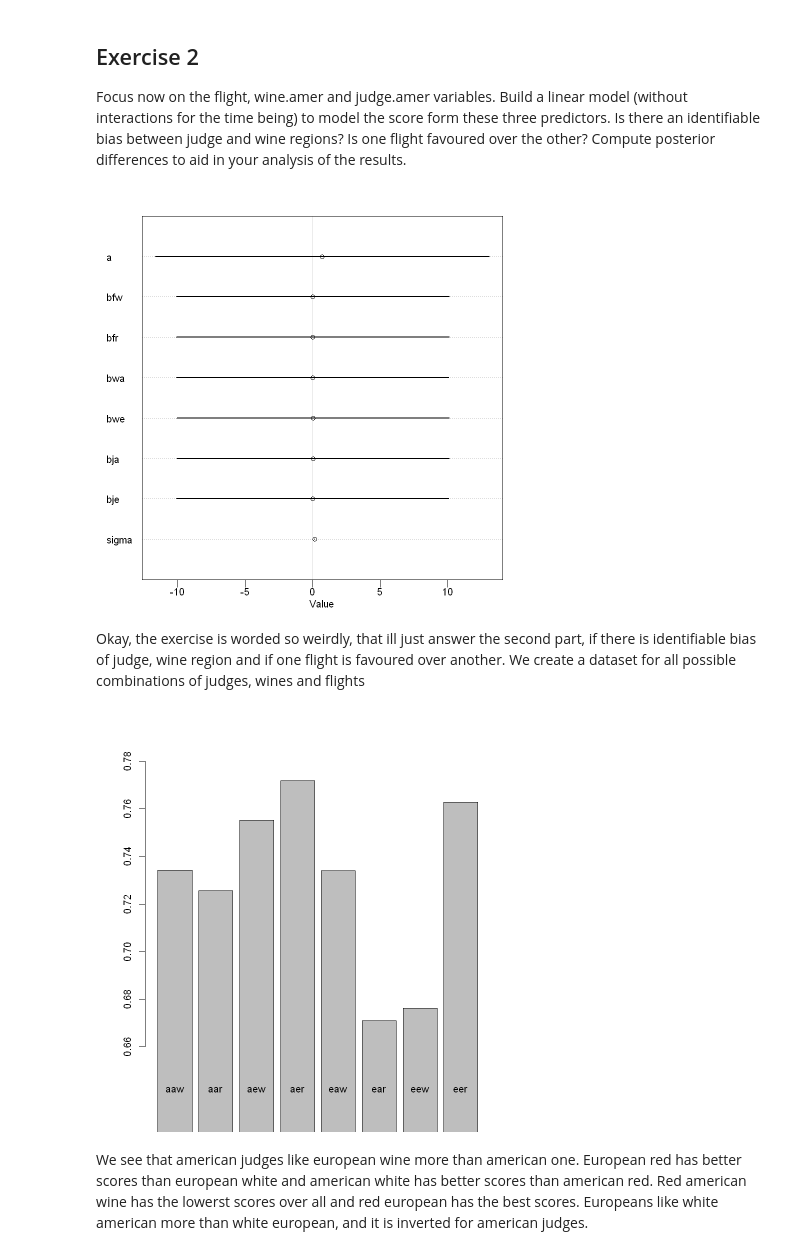
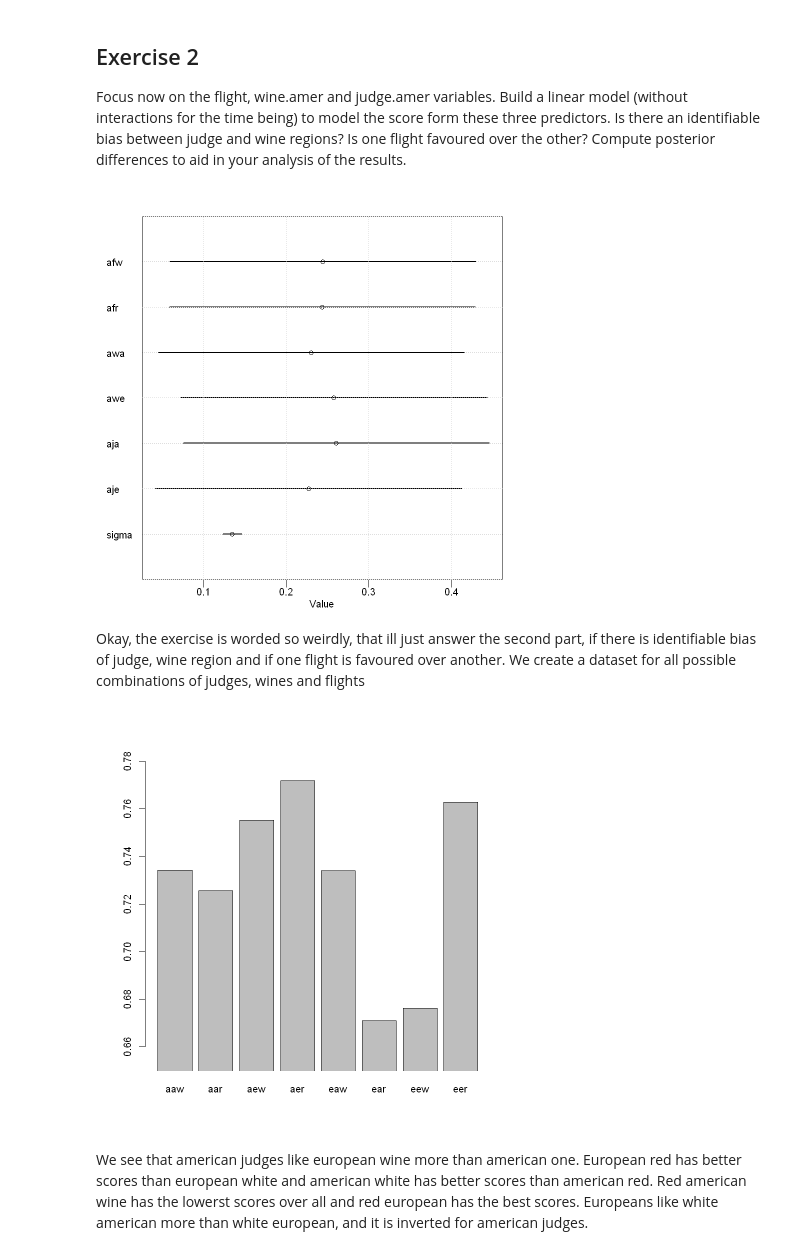
Before and after one commit to TimeTeleporter/advanced_statistics, a Jupyter notebook: exercise_sheet_9/exercise_sheet_9_Immanuel_Albrecht.ipynb, the cells around one changed output. Saved outputs shown, nothing was run; the diff lists cells and outputs as text; code cells hidden in the pictures.

```diff
--- a/exercise_sheet_9/exercise_sheet_9_Immanuel_Albrecht.ipynb
+++ b/exercise_sheet_9/exercise_sheet_9_Immanuel_Albrecht.ipynb
@@ -32,6 +50,7 @@ d$wineid <- as.integer(d$wine)
 # d$wineid <- scale(d$wineid)
 d.score.max <- max(d$score)
 d$score <- d$score / d.score.max
+d.score.mean <- mean(d$score)
 d$flightid <- as.integer(d$flight) - 1
 # %%
 plot(d$judgeid, d$score)
@@ -129,39 +148,39 @@ Focus now on the flight, wine.amer and judge.amer variables. Build a linear mode
 model1 <- map(
 	alist(
 		score ~ dnorm(mu, sigma),
-		mu <- a + bfw * flightid + bfr * (1 - flightid) + bwa * wine.amer + bwe * (1 - wine.amer) + bja * judge.amer + bje * (1 - judge.amer),
-		a ~ dnorm(mean(d$score), 10),
-		bfw ~ dnorm(0, 10),
-		bfr ~ dnorm(0, 10),
-		bwa ~ dnorm(0, 10),
-		bwe ~ dnorm(0, 10),
-		bja ~ dnorm(0, 10),
-		bje ~ dnorm(0, 10),
-		sigma ~ dunif(0, 10)
+		mu <- afw * flightid + afr * (1 - flightid) + awa * wine.amer + awe * (1 - wine.amer) + aja * judge.amer + aje * (1 - judge.amer),
+		afw ~ dnorm(d.score.mean, 0.2),
+		afr ~ dnorm(d.score.mean, 0.2),
+		awa ~ dnorm(d.score.mean, 0.2),
+		awe ~ dnorm(d.score.mean, 0.2),
+		aja ~ dnorm(d.score.mean, 0.2),
+		aje ~ dnorm(d.score.mean, 0.2),
+		sigma ~ dunif(0, 2)
 	),
 	data = d
 )
 
 plot(summary(model1))
+grid()
 # %% [output]
-[figure, old version]
+[figure, new version]
 # %% [markdown]
 Okay, the exercise is worded so weirdly, that ill just answer the second part, if there is identifiable bias of judge, wine region and if one flight is favoured over another. We create a dataset for all possible combinations of judges, wines and flights
 # %%
 d$aaw <- d$judge.amer * d$wine.amer * d$flightid
 d$aar <- d$judge.amer * d$wine.amer * (1 - d$flightid)
 d$aew <- d$judge.amer * (1 - d$wine.amer) * d$flightid
 d$aer <- d$judge.amer * (1 - d$wine.amer) * (1 - d$flightid)
 d$eaw <- (1 - d$judge.amer) * d$wine.amer * d$flightid
 d$ear <- (1 - d$judge.amer) * d$wine.amer * (1 - d$flightid)
 d$eew <- (1 - d$judge.amer) * (1 - d$wine.amer) * d$flightid
 d$eer <- (1 - d$judge.amer) * (1 - d$wine.amer) * (1 - d$flightid)
 
 means <- c(mean(d$score[d$aaw == 1]), mean(d$score[d$aar == 1]), mean(d$score[d$aew == 1]), mean(d$score[d$aer == 1]), mean(d$score[d$eaw == 1]), mean(d$score[d$ear == 1]), mean(d$score[d$eew == 1]), mean(d$score[d$eer == 1]))
 names <- c("aaw", "aar", "aew", "aer", "eaw", "ear", "eew", "eer")
 
-barplot(means, names.arg = names, ylim = c(0.65, 0.78))
+barplot(means, names.arg = names, ylim = c(0.65, 0.78), xpd = FALSE)
 # %% [output]
-[figure, old version]
+[figure, new version]
 # %% [markdown]
 We see that american judges like european wine more than american one. European red has better scores than european white and american white has better scores than american red. Red american wine has the lowerst scores over all and red european has the best scores. Europeans like white american more than white european, and it is inverted for american judges.
```
Also changed, not shown: parts of 7 cells of this notebook, 11 other files.
